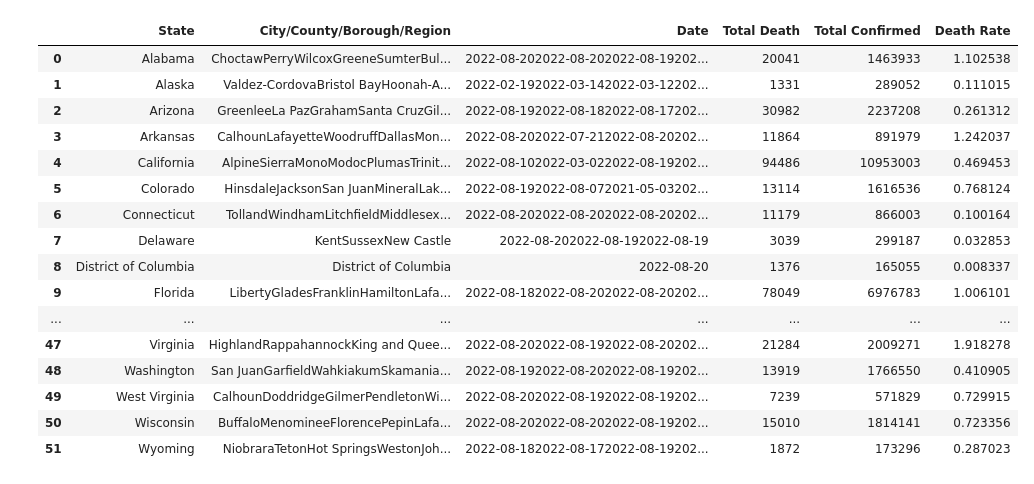
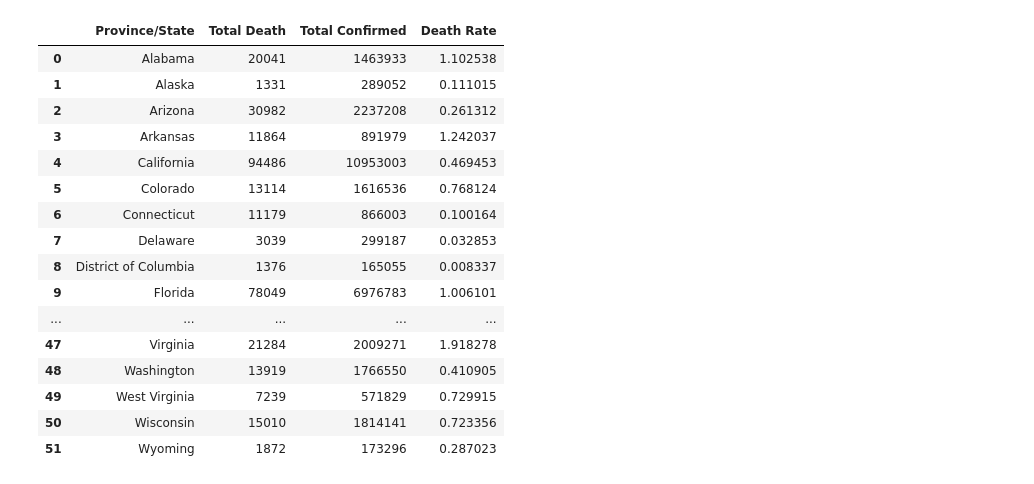
Before and after one commit to AppleBoiy/cs203-c19-analysis, a Jupyter notebook: code/PTCTEST1.ipynb, the cells around one changed output. Saved outputs shown, nothing was run; the diff lists cells and outputs as text; code cells hidden in the pictures.

```diff
--- a/code/PTCTEST1.ipynb
+++ b/code/PTCTEST1.ipynb
@@ -14,26 +14,26 @@ df.head()
 | 3 | Alabama | Greene | 2022-08-19 | 51 | 2079 | 0.024531 |
 | 4 | Alabama | Sumter | 2022-08-20 | 52 | 2882 | 0.018043 |
 # %%
-state_df = df.groupby(df['State']).sum().reset_index()
+state_df = df.groupby(df['Province/State']).sum().reset_index()
 state_df
 # %% [output]
-|  | State | City/County/Borough/Region | Date | Total Death | Total Confirmed | Death Rate |
-| 0 | Alabama | ChoctawPerryWilcoxGreeneSumterBul... | 2022-08-202022-08-202022-08-19202... | 20041 | 1463933 | 1.102538 |
-| 1 | Alaska | Valdez-CordovaBristol BayHoonah-A... | 2022-02-192022-03-142022-03-12202... | 1331 | 289052 | 0.111015 |
-| 2 | Arizona | GreenleeLa PazGrahamSanta CruzGil... | 2022-08-192022-08-182022-08-17202... | 30982 | 2237208 | 0.261312 |
-| 3 | Arkansas | CalhounLafayetteWoodruffDallasMon... | 2022-08-202022-07-212022-08-20202... | 11864 | 891979 | 1.242037 |
-| 4 | California | AlpineSierraMonoModocPlumasTrinit... | 2022-08-102022-03-022022-08-19202... | 94486 | 10953003 | 0.469453 |
-| 5 | Colorado | HinsdaleJacksonSan JuanMineralLak... | 2022-08-192022-08-072021-05-03202... | 13114 | 1616536 | 0.768124 |
-| 6 | Connecticut | TollandWindhamLitchfieldMiddlesex... | 2022-08-202022-08-202022-08-20202... | 11179 | 866003 | 0.100164 |
-| 7 | Delaware | KentSussexNew Castle | 2022-08-202022-08-192022-08-19 | 3039 | 299187 | 0.032853 |
-| 8 | District of Columbia | District of Columbia | 2022-08-20 | 1376 | 165055 | 0.008337 |
-| 9 | Florida | LibertyGladesFranklinHamiltonLafa... | 2022-08-182022-08-202022-08-20202... | 78049 | 6976783 | 1.006101 |
-| ... | ... | ... | ... | ... | ... | ... |
-| 47 | Virginia | HighlandRappahannockKing and Quee... | 2022-08-202022-08-192022-08-20202... | 21284 | 2009271 | 1.918278 |
-| 48 | Washington | San JuanGarfieldWahkiakumSkamania... | 2022-08-192022-08-202022-08-19202... | 13919 | 1766550 | 0.410905 |
-| 49 | West Virginia | CalhounDoddridgeGilmerPendletonWi... | 2022-08-202022-08-192022-08-19202... | 7239 | 571829 | 0.729915 |
-| 50 | Wisconsin | BuffaloMenomineeFlorencePepinLafa... | 2022-08-202022-08-202022-08-19202... | 15010 | 1814141 | 0.723356 |
-| 51 | Wyoming | NiobraraTetonHot SpringsWestonJoh... | 2022-08-182022-08-172022-08-19202... | 1872 | 173296 | 0.287023 |
+|  | Province/State | Total Death | Total Confirmed | Death Rate |
+| 0 | Alabama | 20041 | 1463933 | 1.102538 |
+| 1 | Alaska | 1331 | 289052 | 0.111015 |
+| 2 | Arizona | 30982 | 2237208 | 0.261312 |
+| 3 | Arkansas | 11864 | 891979 | 1.242037 |
+| 4 | California | 94486 | 10953003 | 0.469453 |
+| 5 | Colorado | 13114 | 1616536 | 0.768124 |
+| 6 | Connecticut | 11179 | 866003 | 0.100164 |
+| 7 | Delaware | 3039 | 299187 | 0.032853 |
+| 8 | District of Columbia | 1376 | 165055 | 0.008337 |
+| 9 | Florida | 78049 | 6976783 | 1.006101 |
+| ... | ... | ... | ... | ... |
+| 47 | Virginia | 21284 | 2009271 | 1.918278 |
+| 48 | Washington | 13919 | 1766550 | 0.410905 |
+| 49 | West Virginia | 7239 | 571829 | 0.729915 |
+| 50 | Wisconsin | 15010 | 1814141 | 0.723356 |
+| 51 | Wyoming | 1872 | 173296 | 0.287023 |
 # %%
 state_df.drop(columns=['Total Confirmed', 'Death Rate'], inplace=True)
 state_df.head()
```
Also changed, not shown: parts of 4 cells of this notebook, 4 other files.
